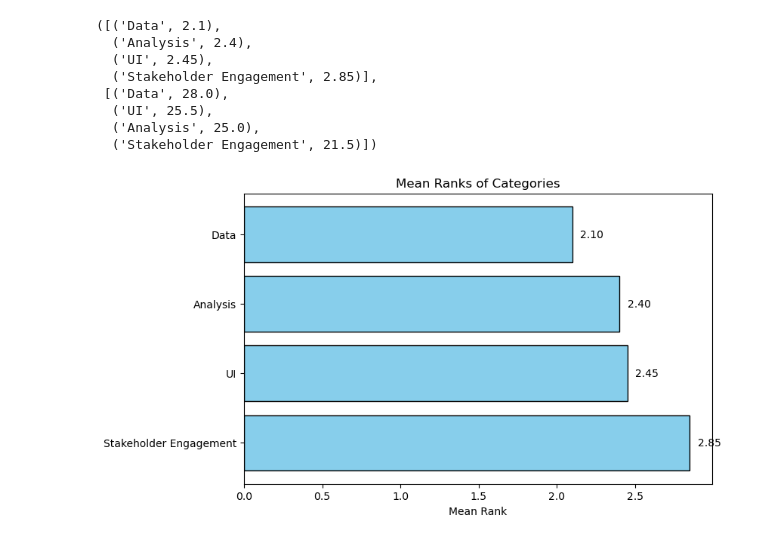
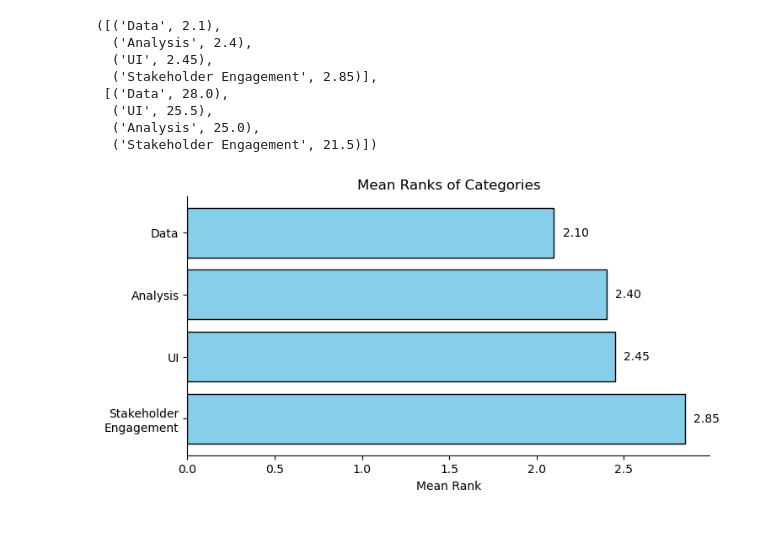
Before and after one commit to desaiwang/enhancing-urban-digital-twin-interfaces, a Jupyter notebook: likert.ipynb, the cells around one changed output. Saved outputs shown, nothing was run; the diff lists cells and outputs as text; code cells hidden in the pictures.

```diff
--- a/likert.ipynb
+++ b/likert.ipynb
@@ -68,7 +68,7 @@ colors = {
 }
 
 # Set up figure
-fig, ax = plt.subplots(figsize=(12, 6))
+fig, ax = plt.subplots(figsize=(12, 7))
 
 # Stack bars for each response category
 lefts = np.zeros(len(mean_values))  # Track cumulative position
@@ -324,21 +324,27 @@ mean_ranks_sorted, borda_scores_sorted
 # %%
 # plot mean ranks
 # Extract categories and their mean ranks
 categories = [item[0] for item in mean_ranks_sorted]
 mean_values = [item[1] for item in mean_ranks_sorted]
 
 # Plot mean ranks
-fig, ax = plt.subplots(figsize=(8, 5))
+fig, ax = plt.subplots(figsize=(8, 4))
 ax.barh(categories, mean_values, color='skyblue', edgecolor='black')
 
 # Add labels to bars
 for i, v in enumerate(mean_values):
   ax.text(v + 0.05, i, f"{v:.2f}", va='center', fontsize=10)
 
+# Break long category names into multiple lines
+categories = [cat.replace("Stakeholder Engagement", "Stakeholder\nEngagement") for cat in categories]
+ax.set_yticklabels(categories)
+
 # Formatting
 ax.set_xlabel("Mean Rank")
 ax.set_title("Mean Ranks of Categories")
+ax.spines['top'].set_visible(False)
+ax.spines['right'].set_visible(False)
 ax.invert_yaxis()  # Highest rank at the top
 plt.show()
 # %% [output]
-[figure, old version]
+[figure, new version]
```
Also changed, not shown: parts of 1 cell of this notebook, 2 other files.
